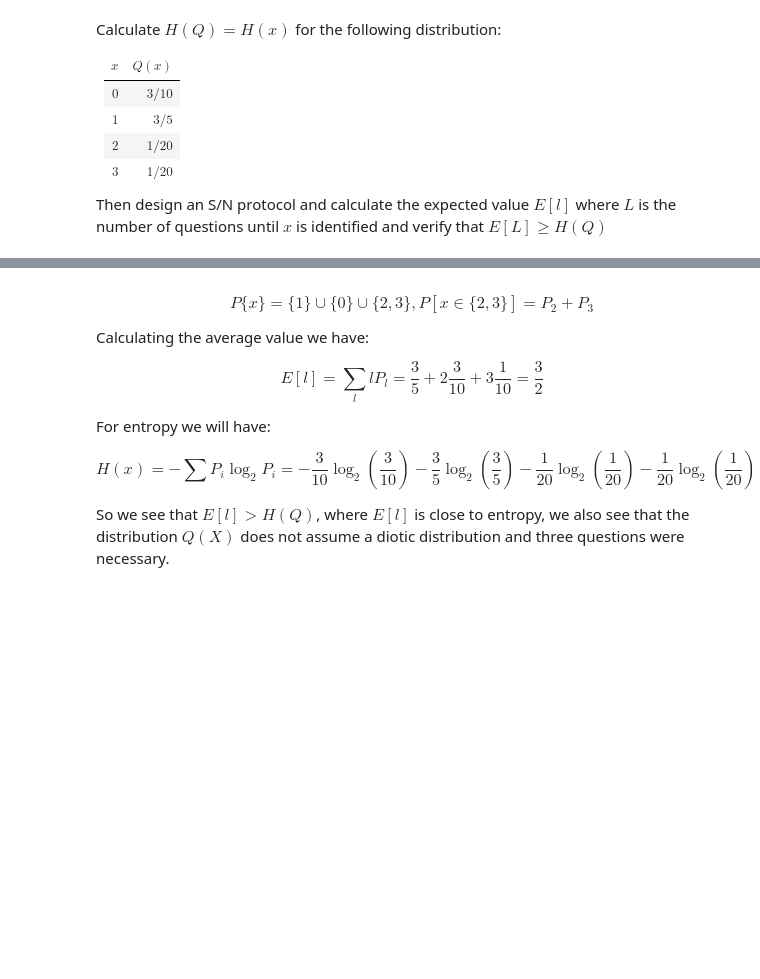
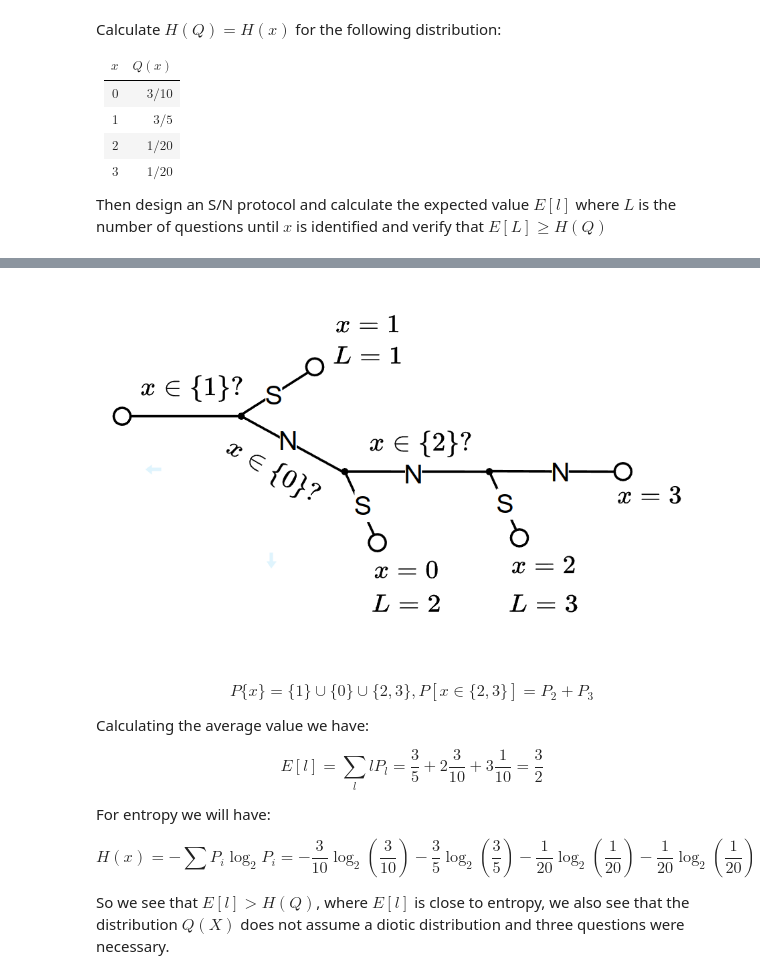
Before and after one commit to silasabs/TIC, a Jupyter notebook: 1. Intro Entropy.ipynb, the cells around one changed output, grey strips where cells are left out. Saved outputs shown, nothing was run; the diff lists cells and outputs as text; code cells hidden in the pictures; blank space fills up the shorter version.

```diff
--- a/1. Intro Entropy.ipynb
+++ b/1. Intro Entropy.ipynb
@@ -99,3 +94,7 @@ Then design an S/N protocol and calculate the expected value $E[l]$ where $L$ is
+# %%
+Image('./figures/4 leaf binary tree.png', width=600)
+# %% [output]
+[figure, added]
 # %% [markdown]
 $$P\{x\} = \{1\} \cup \{0\} \cup \{2,3\}, P[x \in \{2,3\}] = P_2 + P_3$$
 
```
Also changed, not shown: parts of 2 cells of this notebook.
